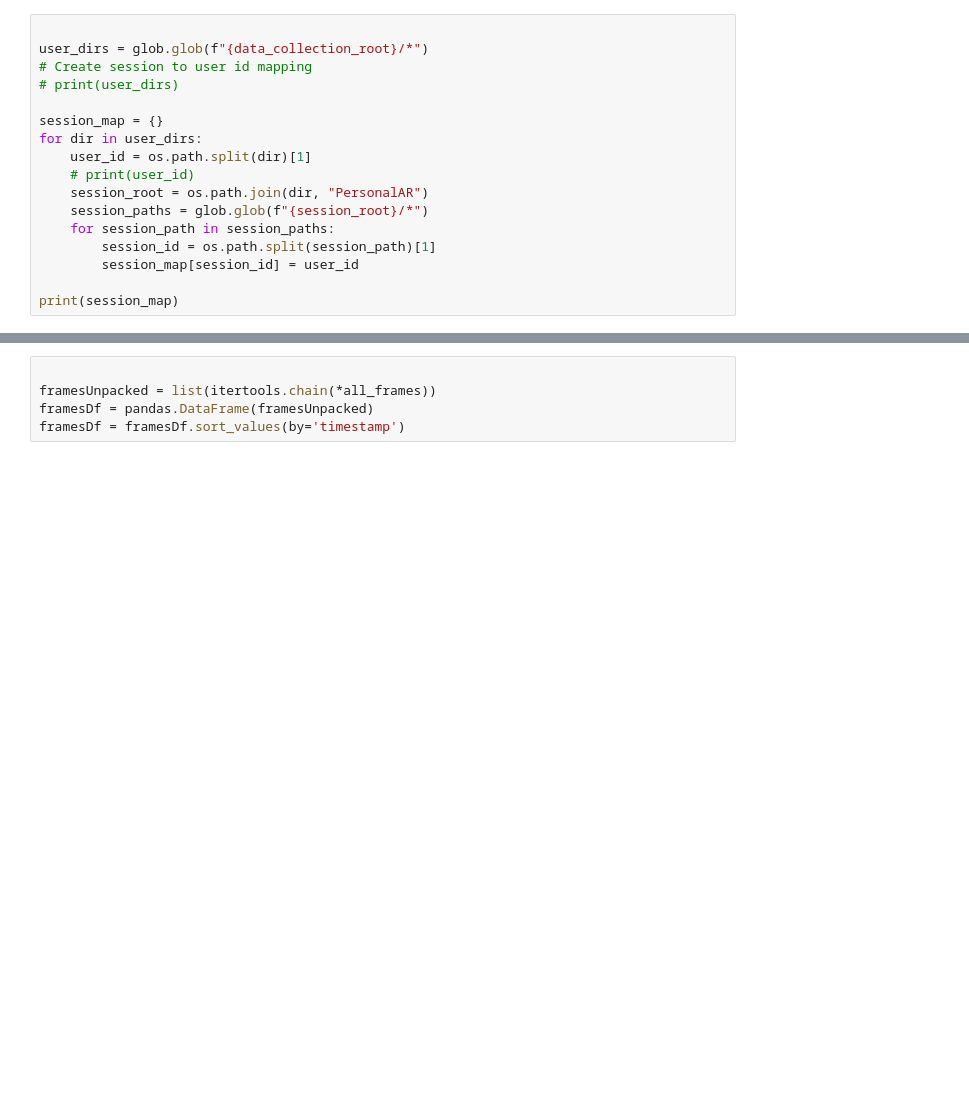
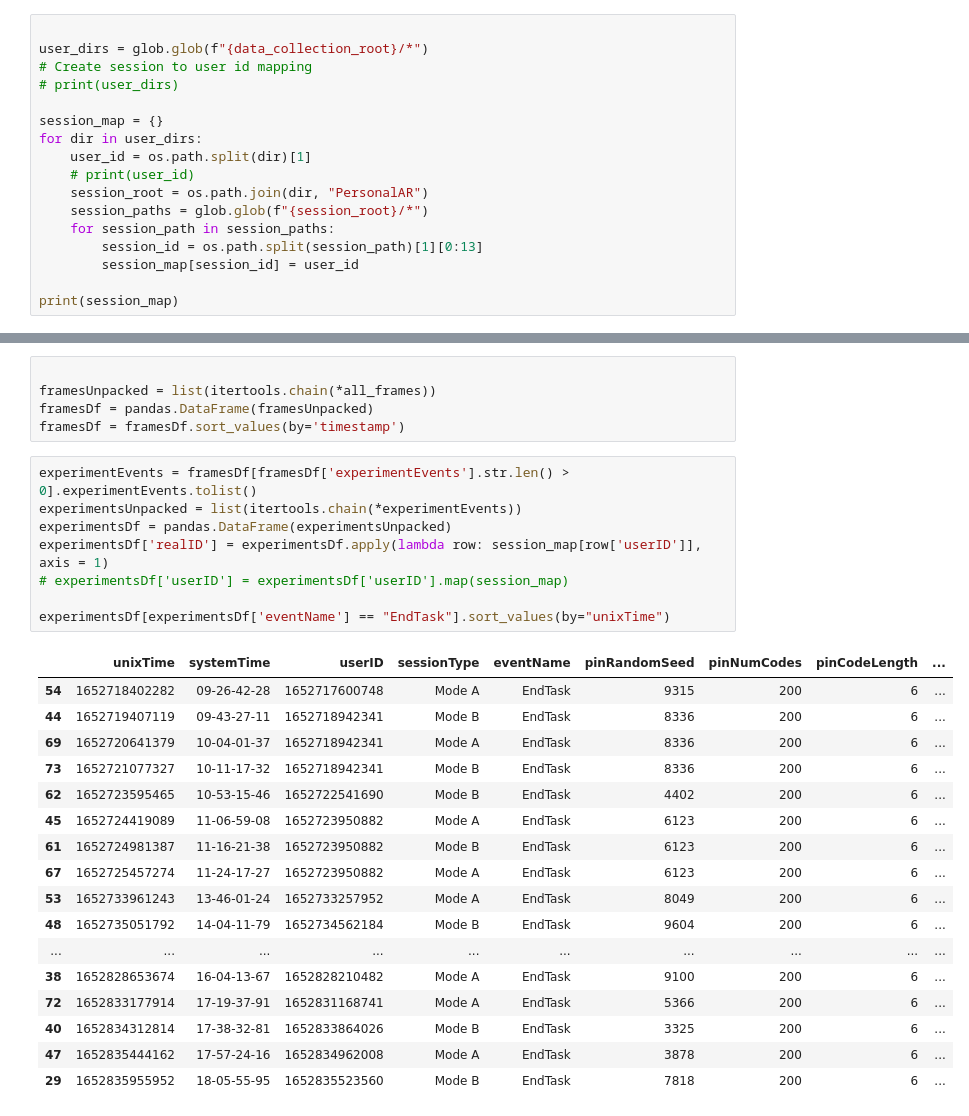
Before and after one commit to b-huynh/PersonalAR, a Jupyter notebook: DataCollection/Stats.ipynb, the cells around one changed output, grey strips where cells are left out. Saved outputs shown, nothing was run; the diff lists cells and outputs as text; blank space fills up the shorter version.

```diff
--- a/DataCollection/Stats.ipynb
+++ b/DataCollection/Stats.ipynb
@@ -38,7 +34,7 @@ for dir in user_dirs:
     session_root = os.path.join(dir, "PersonalAR")
     session_paths = glob.glob(f"{session_root}/*")
     for session_path in session_paths:
-        session_id = os.path.split(session_path)[1]
+        session_id = os.path.split(session_path)[1][0:13]
         session_map[session_id] = user_id
 
 print(session_map)
@@ -49,3 +45,29 @@ print(session_map)
 framesUnpacked = list(itertools.chain(*all_frames))
 framesDf = pandas.DataFrame(framesUnpacked)
 framesDf = framesDf.sort_values(by='timestamp')
+# %%
+experimentEvents = framesDf[framesDf['experimentEvents'].str.len() > 0].experimentEvents.tolist()
+experimentsUnpacked = list(itertools.chain(*experimentEvents))
+experimentsDf = pandas.DataFrame(experimentsUnpacked)
+experimentsDf['realID'] = experimentsDf.apply(lambda row: session_map[row['userID']], axis = 1)
+# experimentsDf['userID'] = experimentsDf['userID'].map(session_map)
+
+experimentsDf[experimentsDf['eventName'] == "EndTask"].sort_values(by="unixTime")
+# %% [output]
+|  | unixTime | systemTime | userID | sessionType | eventName | pinRandomSeed | pinNumCodes | pinCodeLength | ... |
+| 54 | 1652718402282 | 09-26-42-28 | 1652717600748 | Mode A | EndTask | 9315 | 200 | 6 | ... |
+| 44 | 1652719407119 | 09-43-27-11 | 1652718942341 | Mode B | EndTask | 8336 | 200 | 6 | ... |
+| 69 | 1652720641379 | 10-04-01-37 | 1652718942341 | Mode A | EndTask | 8336 | 200 | 6 | ... |
+| 73 | 1652721077327 | 10-11-17-32 | 1652718942341 | Mode B | EndTask | 8336 | 200 | 6 | ... |
+| 62 | 1652723595465 | 10-53-15-46 | 1652722541690 | Mode B | EndTask | 4402 | 200 | 6 | ... |
+| 45 | 1652724419089 | 11-06-59-08 | 1652723950882 | Mode A | EndTask | 6123 | 200 | 6 | ... |
+| 61 | 1652724981387 | 11-16-21-38 | 1652723950882 | Mode B | EndTask | 6123 | 200 | 6 | ... |
+| 67 | 1652725457274 | 11-24-17-27 | 1652723950882 | Mode A | EndTask | 6123 | 200 | 6 | ... |
+| 53 | 1652733961243 | 13-46-01-24 | 1652733257952 | Mode A | EndTask | 8049 | 200 | 6 | ... |
+| 48 | 1652735051792 | 14-04-11-79 | 1652734562184 | Mode B | EndTask | 9604 | 200 | 6 | ... |
+| ... | ... | ... | ... | ... | ... | ... | ... | ... | ... |
+| 38 | 1652828653674 | 16-04-13-67 | 1652828210482 | Mode A | EndTask | 9100 | 200 | 6 | ... |
+| 72 | 1652833177914 | 17-19-37-91 | 1652831168741 | Mode A | EndTask | 5366 | 200 | 6 | ... |
+| 40 | 1652834312814 | 17-38-32-81 | 1652833864026 | Mode B | EndTask | 3325 | 200 | 6 | ... |
+| 47 | 1652835444162 | 17-57-24-16 | 1652834962008 | Mode A | EndTask | 3878 | 200 | 6 | ... |
+| 29 | 1652835955952 | 18-05-55-95 | 1652835523560 | Mode B | EndTask | 7818 | 200 | 6 | ... |
```
Also changed, not shown: parts of 6 cells of this notebook, 1 other file.
